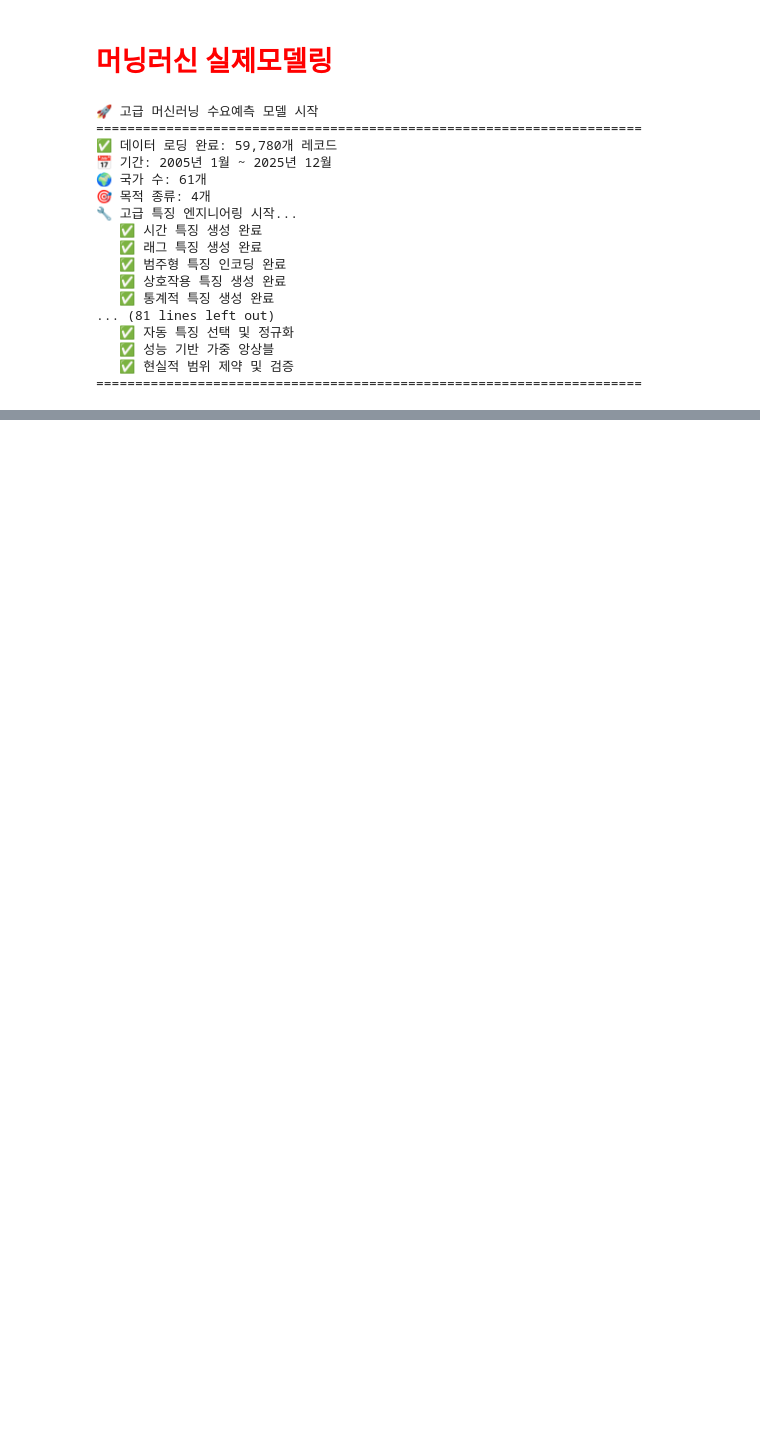
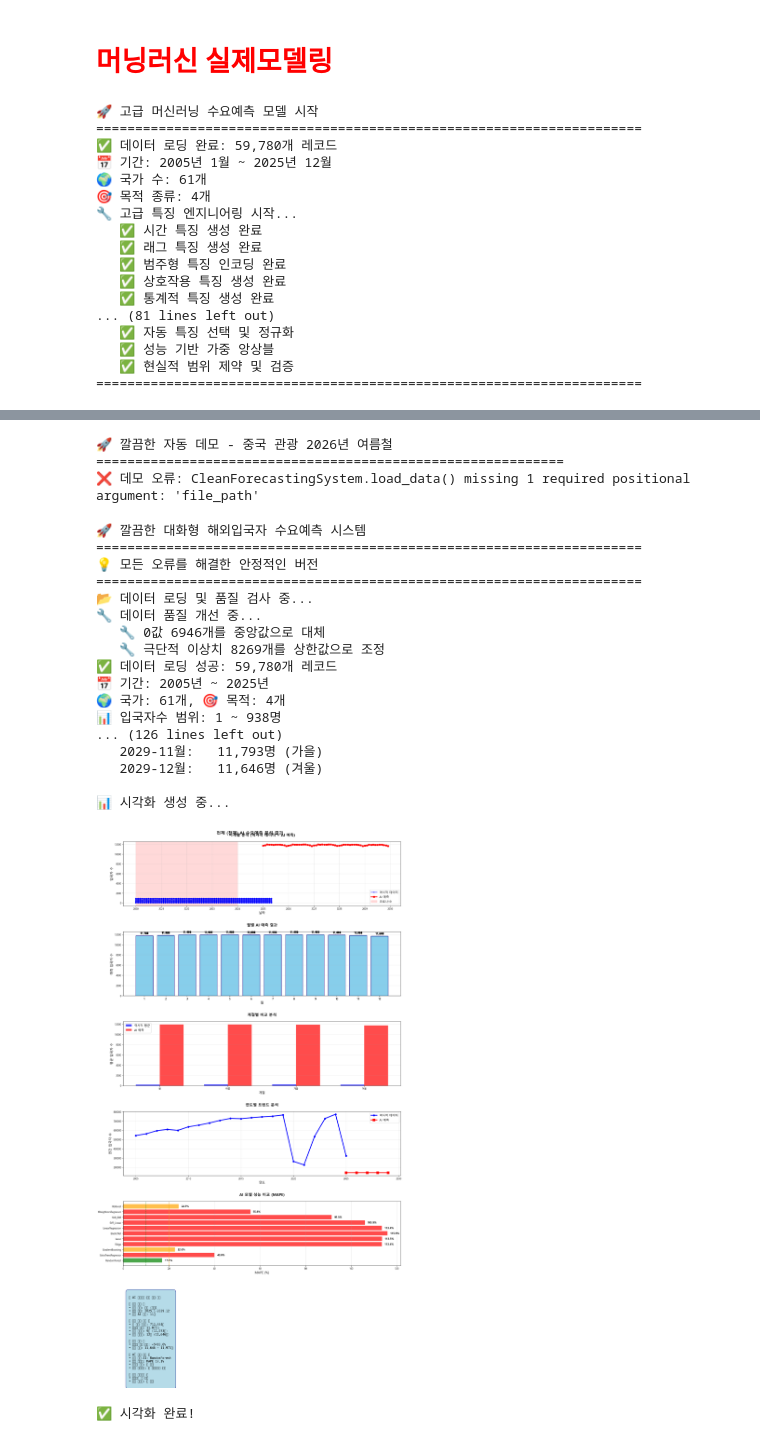
Before and after one commit to codingSsakAi/1stProject, a Jupyter notebook: jun/모델링/머닝러신 실제 모델링.ipynb, the cells around one changed output, grey strips where cells are left out. Saved outputs shown, nothing was run; the diff lists cells and outputs as text; code cells hidden in the pictures; blank space fills up the shorter version.

```diff
--- a/jun/모델링/머닝러신 실제 모델링.ipynb
+++ b/jun/모델링/머닝러신 실제 모델링.ipynb
@@ -680,0 +5306,28 @@ print("="*70)
+# %%
+clean_auto_demo()
+# %% [output]
+🚀 깔끔한 자동 데모 - 중국 관광 2026년 여름철
+============================================================
+❌ 데모 오류: CleanForecastingSystem.load_data() missing 1 required positional argument: 'file_path'
+# %%
+interactive_clean_forecast()
+# %% [output]
+🚀 깔끔한 대화형 해외입국자 수요예측 시스템
+======================================================================
+💡 모든 오류를 해결한 안정적인 버전
+======================================================================
+📂 데이터 로딩 및 품질 검사 중...
+🔧 데이터 품질 개선 중...
+   🔧 0값 6946개를 중앙값으로 대체
+   🔧 극단적 이상치 8269개를 상한값으로 조정
+✅ 데이터 로딩 성공: 59,780개 레코드
+📅 기간: 2005년 ~ 2025년
+🌍 국가: 61개, 🎯 목적: 4개
+📊 입국자수 범위: 1 ~ 938명
+... (126 lines left out)
+   2029-11월:   11,793명 (가을)
+   2029-12월:   11,646명 (겨울)
+
+📊 시각화 생성 중...
+[figure, added]
+✅ 시각화 완료!
```
Also changed, not shown: parts of 10 cells of this notebook, 5 other files.
